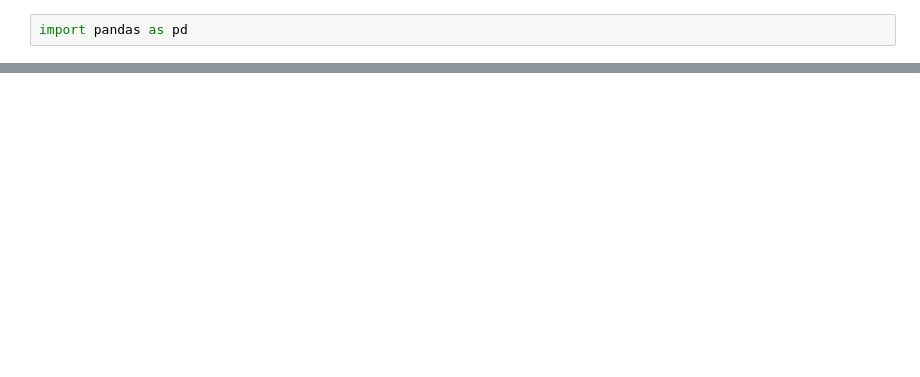
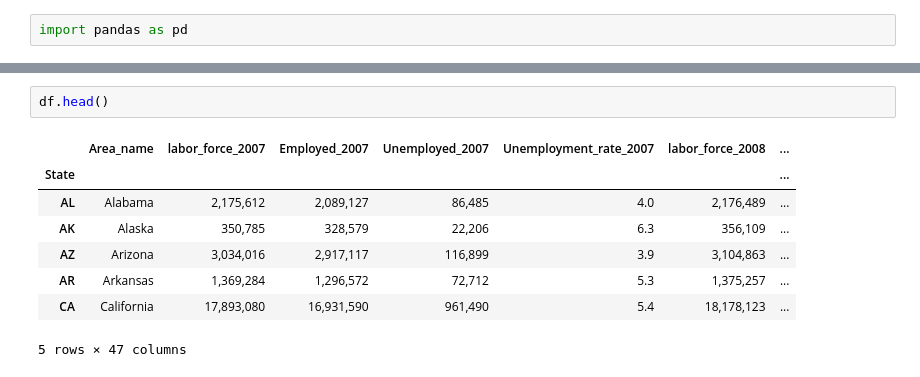
Before and after one commit to scotius/Thinkful, a Jupyter notebook: DataScienceFundamentals/Unit2/Unit2Lesson2.ipynb, the cells around one changed output, grey strips where cells are left out. Cells and saved outputs as stored; diff of their text form; blank space fills up the shorter version.

```diff
--- a/DataScienceFundamentals/Unit2/Unit2Lesson2.ipynb
+++ b/DataScienceFundamentals/Unit2/Unit2Lesson2.ipynb
@@ -48,0 +32,11 @@ df2
+# %%
+df.head()
+# %% [output]
+|  | Area_name | labor_force_2007 | Employed_2007 | Unemployed_2007 | Unemployment_rate_2007 | labor_force_2008 | ... |
+| State |  |  |  |  |  |  | ... |
+| AL | Alabama | 2,175,612 | 2,089,127 | 86,485 | 4.0 | 2,176,489 | ... |
+| AK | Alaska | 350,785 | 328,579 | 22,206 | 6.3 | 356,109 | ... |
+| AZ | Arizona | 3,034,016 | 2,917,117 | 116,899 | 3.9 | 3,104,863 | ... |
+| AR | Arkansas | 1,369,284 | 1,296,572 | 72,712 | 5.3 | 1,375,257 | ... |
+| CA | California | 17,893,080 | 16,931,590 | 961,490 | 5.4 | 18,178,123 | ... |
+5 rows × 47 columns
```
Also changed, not shown: parts of 11 cells of this notebook, 1 other file.
